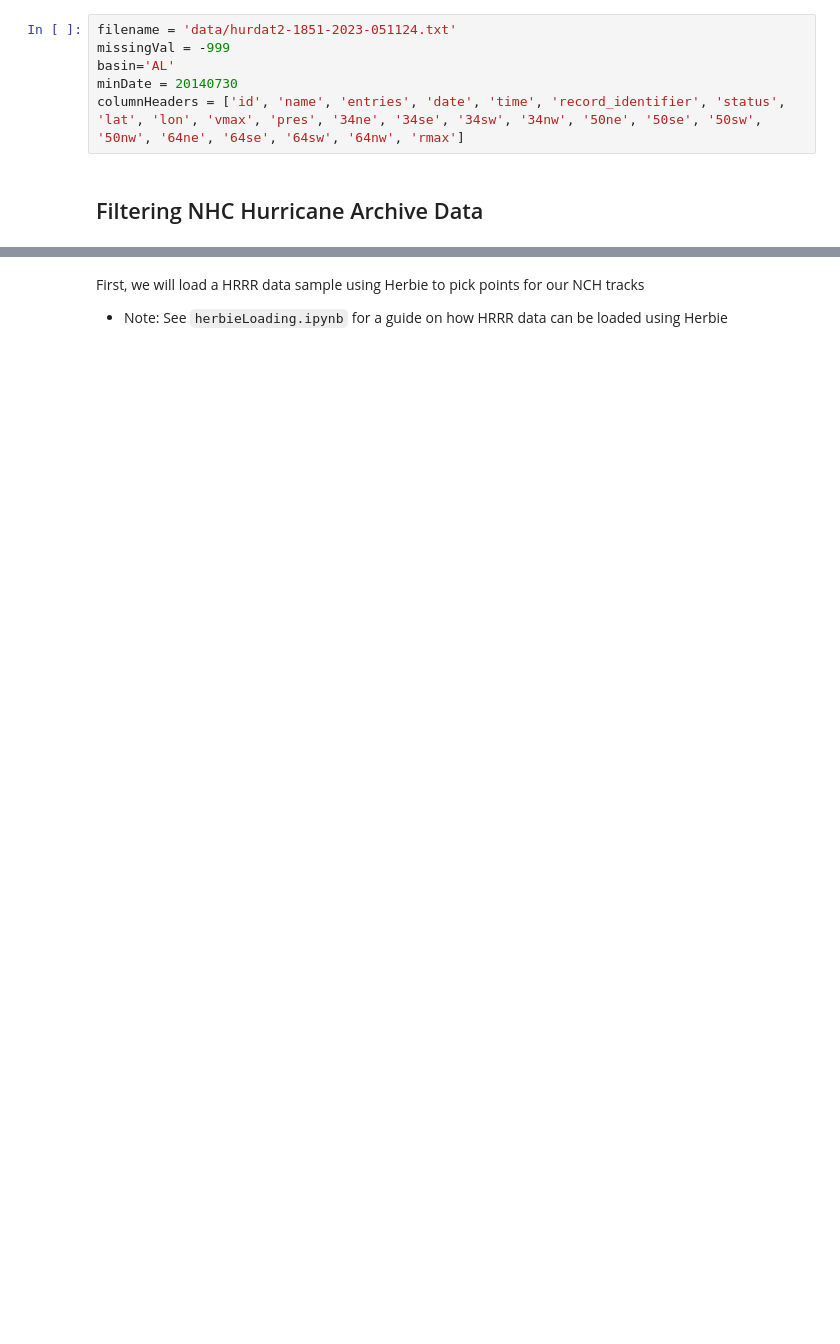
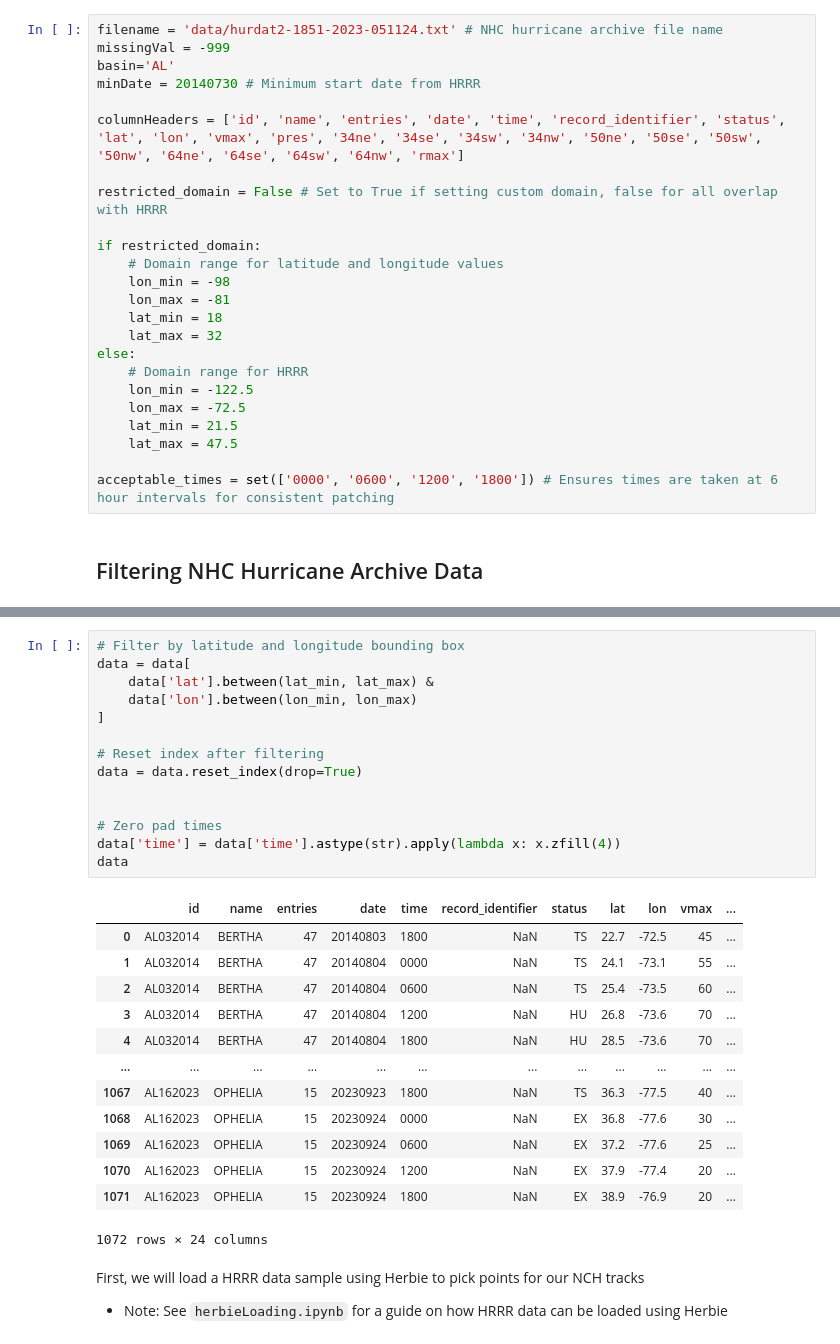
Before and after one commit to JoeBeyrer/storm-surge-parametric-inputs, a Jupyter notebook: filterData.ipynb, the cells around one changed output, grey strips where cells are left out. Drawn from its saved outputs; the diff is of its cells as text; blank space fills up the shorter version.

```diff
--- a/filterData.ipynb
+++ b/filterData.ipynb
@@ -18,9 +20,27 @@ import pandas as pd
 # %%
-filename = 'data/hurdat2-1851-2023-051124.txt'
+filename = 'data/hurdat2-1851-2023-051124.txt' # NHC hurricane archive file name
 missingVal = -999
 basin='AL'
-minDate = 20140730
+minDate = 20140730 # Minimum start date from HRRR
+
 columnHeaders = ['id', 'name', 'entries', 'date', 'time', 'record_identifier', 'status', 'lat', 'lon', 'vmax', 'pres', '34ne', '34se', '34sw', '34nw', '50ne', '50se', '50sw', '50nw', '64ne', '64se', '64sw', '64nw', 'rmax']
+
+restricted_domain = False # Set to True if setting custom domain, false for all overlap with HRRR
+
+if restricted_domain:
+    # Domain range for latitude and longitude values
+    lon_min = -98
+    lon_max = -81
+    lat_min = 18
+    lat_max = 32
+else:
+    # Domain range for HRRR
+    lon_min = -122.5
+    lon_max = -72.5
+    lat_min = 21.5
+    lat_max = 47.5
+
+acceptable_times = set(['0000', '0600', '1200', '1800']) # Ensures times are taken at 6 hour intervals for consistent patching
 # %% [markdown]
 ## Filtering NHC Hurricane Archive Data
 # %%
@@ -61,6 +82,34 @@ data['lat'] = data['lat'].str[:-1].astype(float)
 # Convert longitude
 data['lon'] = '-' + data['lon']
 data['lon'] = data['lon'].str[:-1].astype(float)
+# %%
+# Filter by latitude and longitude bounding box
+data = data[
+    data['lat'].between(lat_min, lat_max) &
+    data['lon'].between(lon_min, lon_max)
+]
+
+# Reset index after filtering
+data = data.reset_index(drop=True)
+
+
+# Zero pad times
+data['time'] = data['time'].astype(str).apply(lambda x: x.zfill(4))
+data
+# %% [output]
+|  | id | name | entries | date | time | record_identifier | status | lat | lon | vmax | ... |
+| 0 | AL032014 | BERTHA | 47 | 20140803 | 1800 | NaN | TS | 22.7 | -72.5 | 45 | ... |
+| 1 | AL032014 | BERTHA | 47 | 20140804 | 0000 | NaN | TS | 24.1 | -73.1 | 55 | ... |
+| 2 | AL032014 | BERTHA | 47 | 20140804 | 0600 | NaN | TS | 25.4 | -73.5 | 60 | ... |
+| 3 | AL032014 | BERTHA | 47 | 20140804 | 1200 | NaN | HU | 26.8 | -73.6 | 70 | ... |
+| 4 | AL032014 | BERTHA | 47 | 20140804 | 1800 | NaN | HU | 28.5 | -73.6 | 70 | ... |
+| ... | ... | ... | ... | ... | ... | ... | ... | ... | ... | ... | ... |
+| 1067 | AL162023 | OPHELIA | 15 | 20230923 | 1800 | NaN | TS | 36.3 | -77.5 | 40 | ... |
+| 1068 | AL162023 | OPHELIA | 15 | 20230924 | 0000 | NaN | EX | 36.8 | -77.6 | 30 | ... |
+| 1069 | AL162023 | OPHELIA | 15 | 20230924 | 0600 | NaN | EX | 37.2 | -77.6 | 25 | ... |
+| 1070 | AL162023 | OPHELIA | 15 | 20230924 | 1200 | NaN | EX | 37.9 | -77.4 | 20 | ... |
+| 1071 | AL162023 | OPHELIA | 15 | 20230924 | 1800 | NaN | EX | 38.9 | -76.9 | 20 | ... |
+1072 rows × 24 columns
 # %% [markdown]
 First, we will load a HRRR data sample using Herbie to pick points for our NCH tracks
 
```
Also changed, not shown: parts of 12 cells of this notebook, 12 other files.
